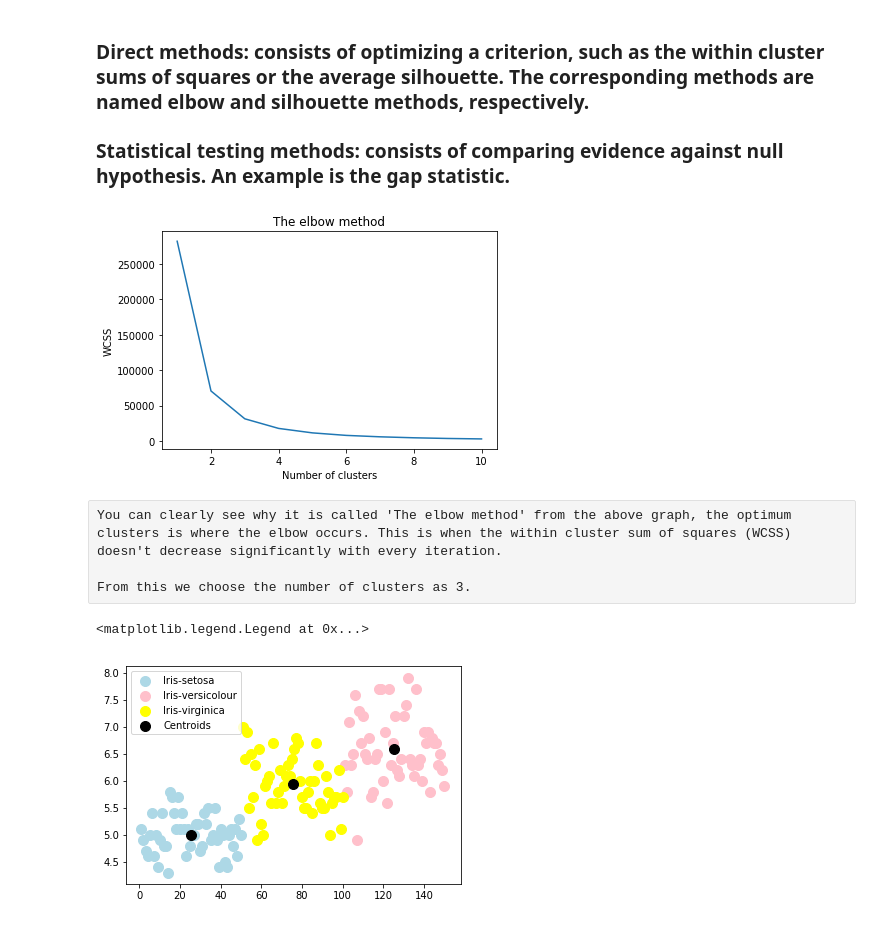
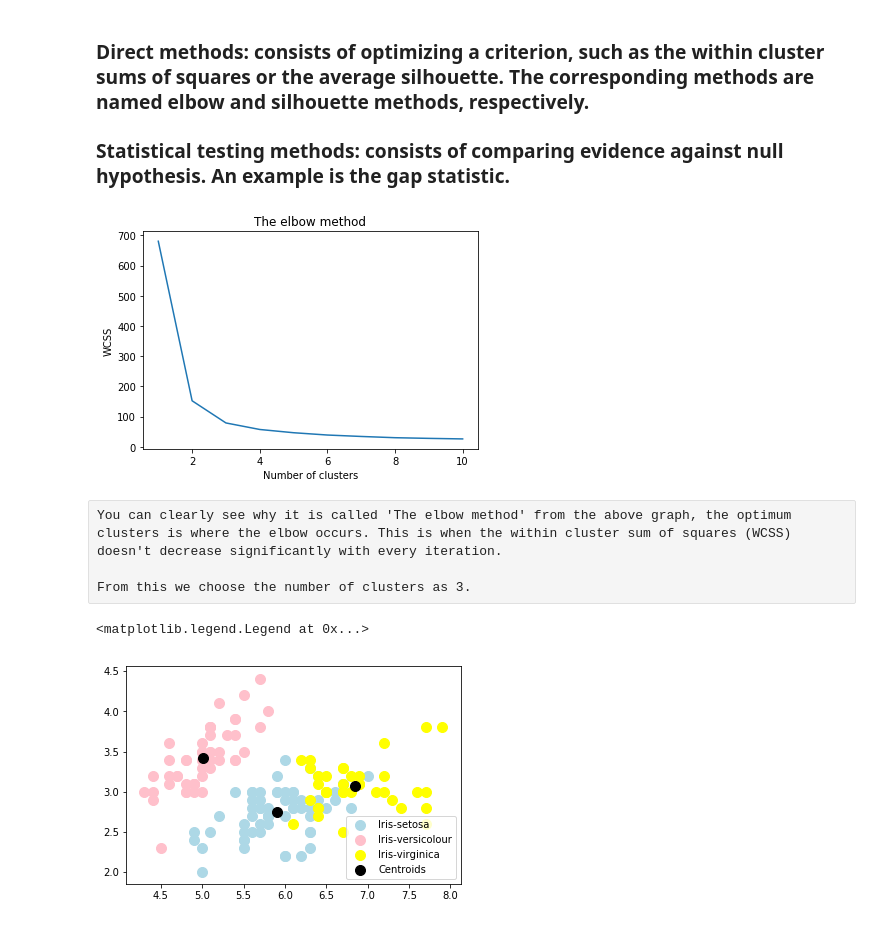
Before and after one commit to sakshishukla1062000/Unsupervised-ML-Prediction-task2, a Jupyter notebook: Task -02.ipynb, the cells around one changed output. Drawn from its saved outputs; the diff is of its cells as text; code cells hidden in the pictures.

```diff
--- a/Task -02.ipynb
+++ b/Task -02.ipynb
@@ -43,26 +43,26 @@ mydataset.tail()
 # %%
 # Finding the optimum number of clusters for k-means classification
 
-x = mydataset.iloc[:, [0, 1, 2, 3]].values
+x = mydataset.iloc[:, [ 1, 2, 3,4]].values
 
 from sklearn.cluster import KMeans
 wcss = []
 
 for i in range(1, 11):
     kmeans = KMeans(n_clusters = i, init = 'k-means++',
                     max_iter = 300, n_init = 10, random_state = 0)
     kmeans.fit(x)
     wcss.append(kmeans.inertia_)
 
 # Plotting the results onto a line graph,
 # `allowing us to observe 'The elbow'
 plt.plot(range(1, 11), wcss)
 plt.title('The elbow method')
 plt.xlabel('Number of clusters')
 plt.ylabel('WCSS') # Within cluster sum of squares
 plt.show()
 # %% [output]
-[figure, old version]
+[figure, new version]
 # %% [raw]
 You can clearly see why it is called 'The elbow method' from the above graph, the optimum clusters is where the elbow occurs. This is when the within cluster sum of squares (WCSS) doesn't decrease significantly with every iteration.
 
@@ -88,4 +88,4 @@ plt.scatter(kmeans.cluster_centers_[:, 0], kmeans.cluster_centers_[:,1],
 plt.legend()
 # %% [output]
 <matplotlib.legend.Legend at 0x...>
-[figure, old version]
+[figure, new version]
```
